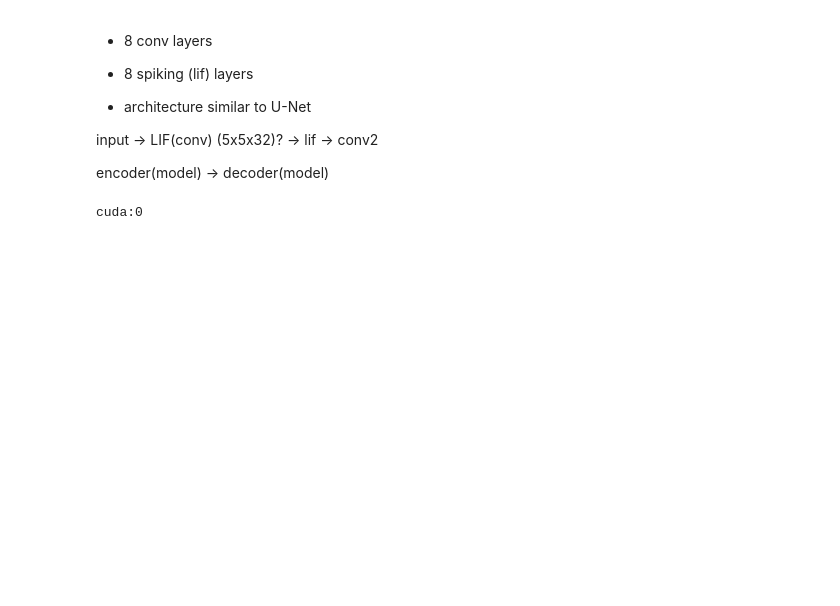
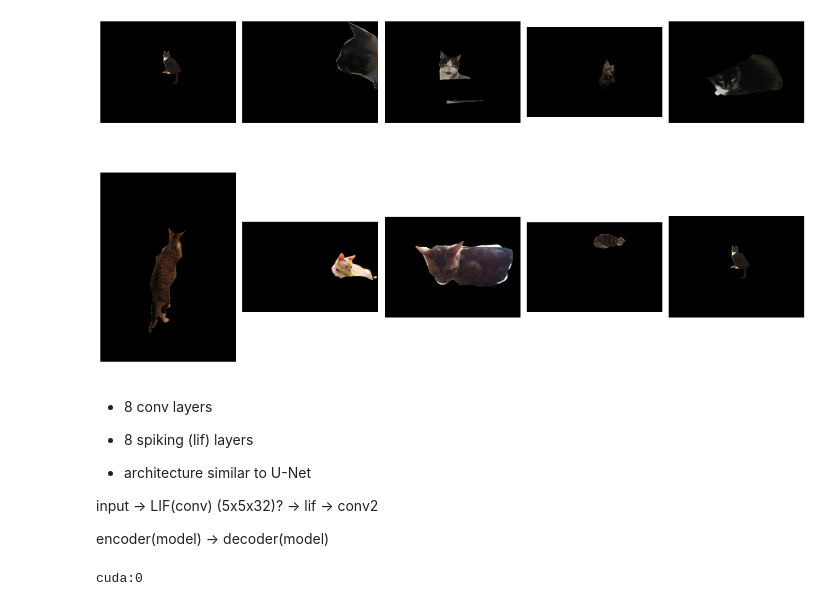
Before and after one commit to arsalikhov/PSYCH420_final_project, a Jupyter notebook: code/model.ipynb, the cells around one changed output. Saved outputs shown, nothing was run; the diff lists cells and outputs as text; code cells hidden in the pictures; blank space fills up the shorter version.

```diff
--- a/code/model.ipynb
+++ b/code/model.ipynb
@@ -20,3 +74,24 @@ index created!
+# %%
+import cv2
+
+w = 10
+h = 10
+fig = plt.figure(figsize=(16,  10))
+columns = 5
+rows = 2
+
+for i in range(1, len(catsIDS)):
+    I = io.imread(catsIDS[i]['coco_url'])
+    anns = cv2.cvtColor(catsAnnotations[i],cv2.COLOR_GRAY2RGB)
+    fig.add_subplot(rows, columns, i)
+    plt.axis('off')
+    plt.imshow(I*anns)
+
+plt.tight_layout()
+plt.savefig(wrkdir + "/tex/Images/hidden_cats.png")
+plt.show()
+# %% [output]
+[figure, added]
 # %% [markdown]
 - 8 conv layers
 - 8 spiking (lif) layers
```
Also changed, not shown: parts of 7 cells of this notebook, 7 other files.
